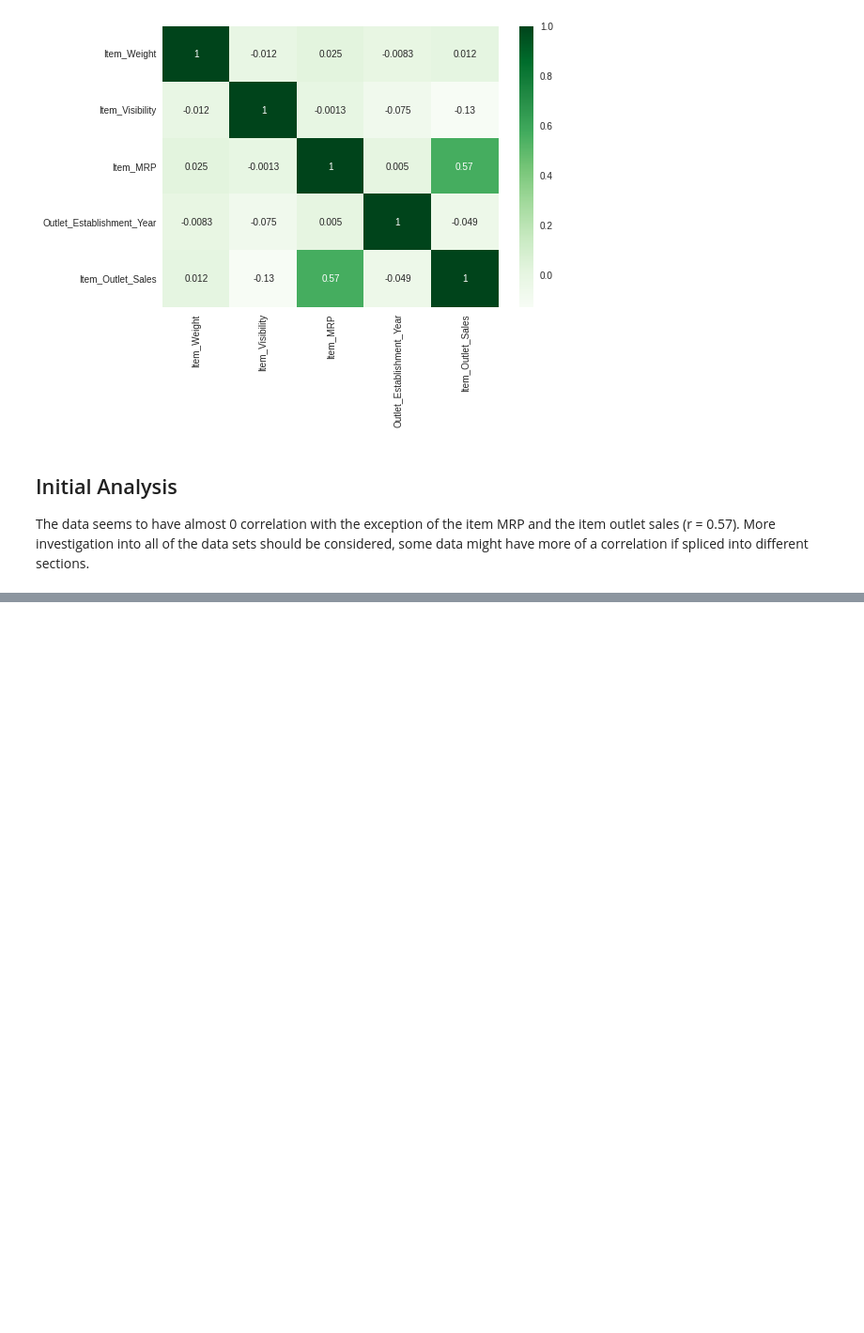
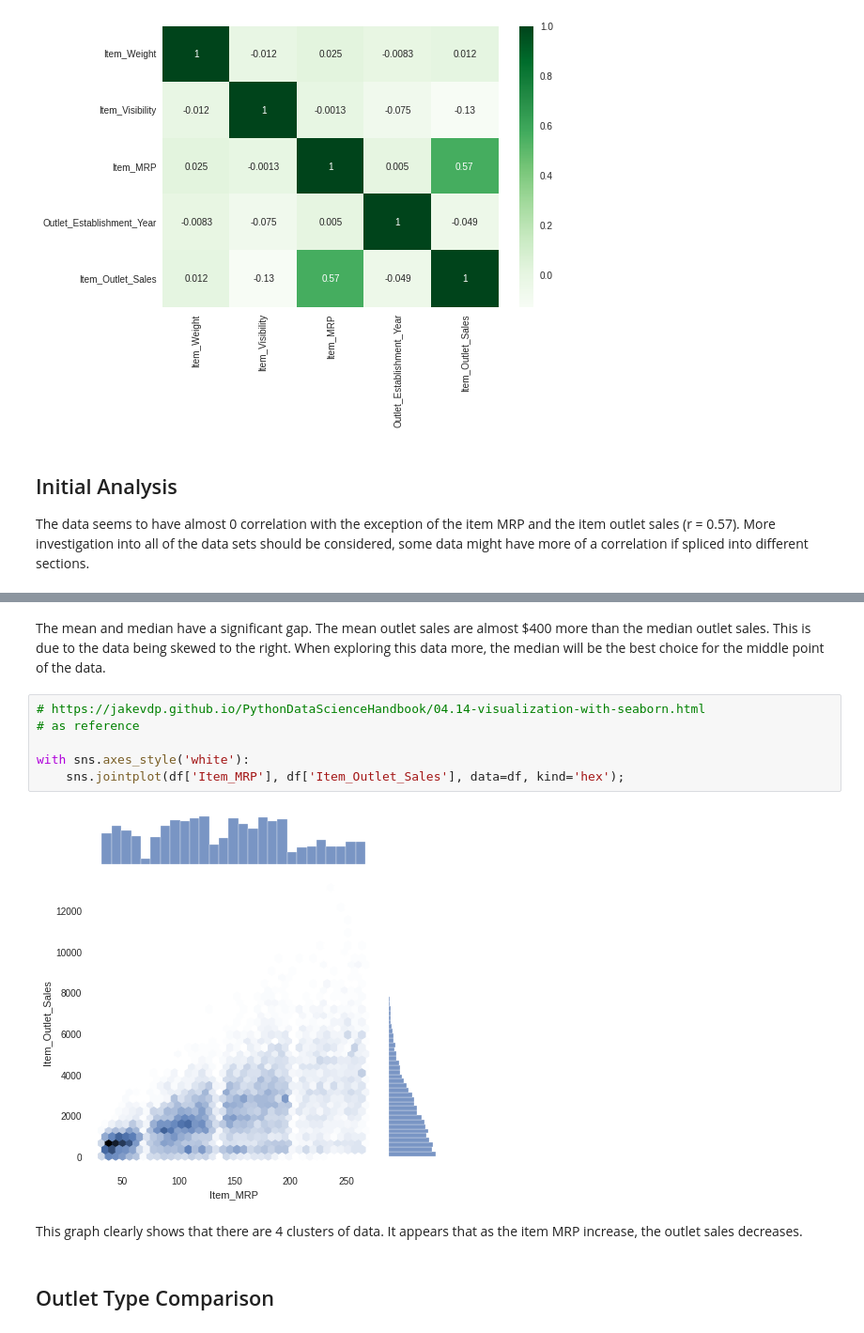
Before and after one commit to onedayzero/food-sales-predictions, a Jupyter notebook: food_sales_predictions.ipynb, the cells around one changed output, grey strips where cells are left out. Shown at 94% size. Cells and saved outputs as stored; diff of their text form; blank space fills up the shorter version.

```diff
--- a/food_sales_predictions.ipynb
+++ b/food_sales_predictions.ipynb
@@ -506,0 +526,14 @@ The data seems to have almost 0 correlation with the exception of the item MRP a
+# %% [markdown]
+The mean and median have a significant gap. The mean outlet sales are almost $400 more than the median outlet sales. This is due to the data being skewed to the right. When exploring this data more, the median will be the best choice for the middle point of the data.
+# %%
+# https://jakevdp.github.io/PythonDataScienceHandbook/04.14-visualization-with-seaborn.html
+# as reference
+
+with sns.axes_style('white'):
+    sns.jointplot(df['Item_MRP'], df['Item_Outlet_Sales'], data=df, kind='hex');
+# %% [output]
+[figure, added]
+# %% [markdown]
+This graph clearly shows that there are 4 clusters of data. It appears that as the item MRP increase, the outlet sales decreases.
+# %% [markdown]
+## Outlet Type Comparison
```
Also changed, not shown: parts of 11 cells of this notebook.
